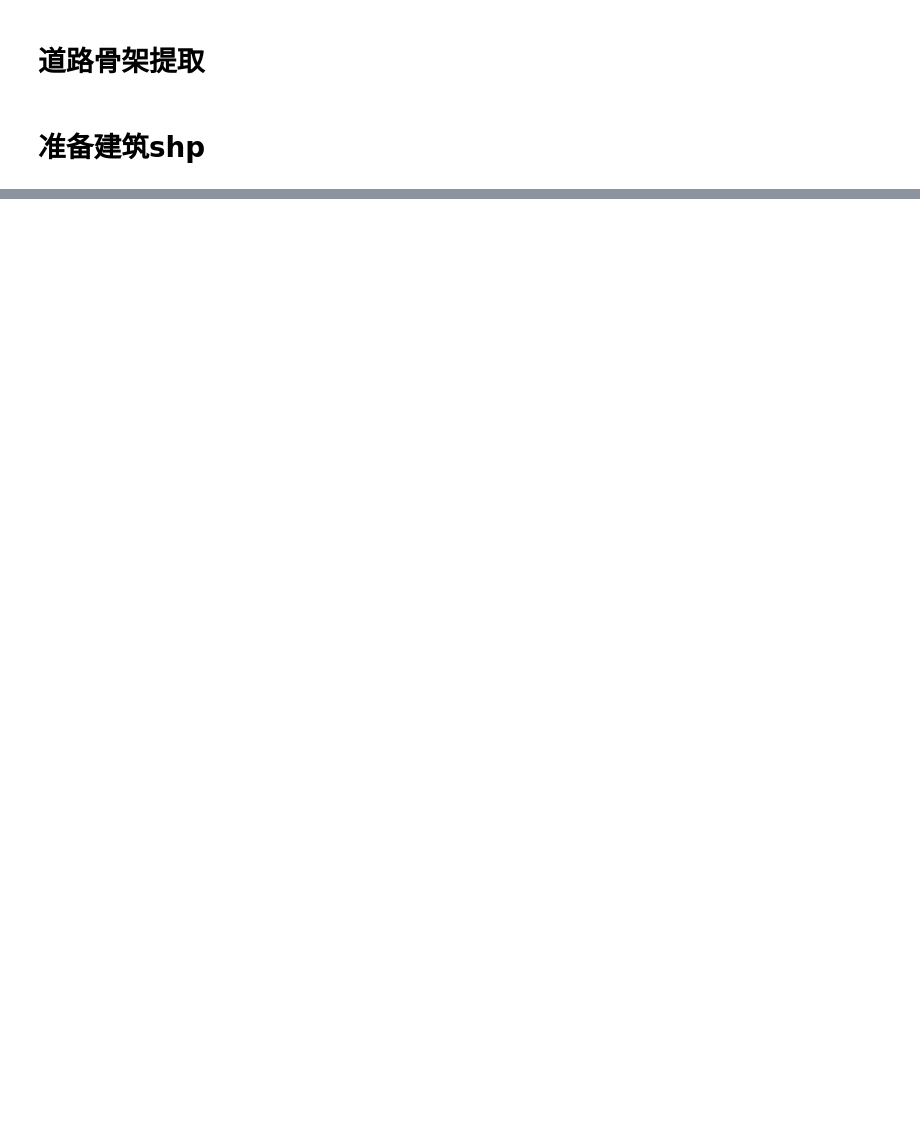
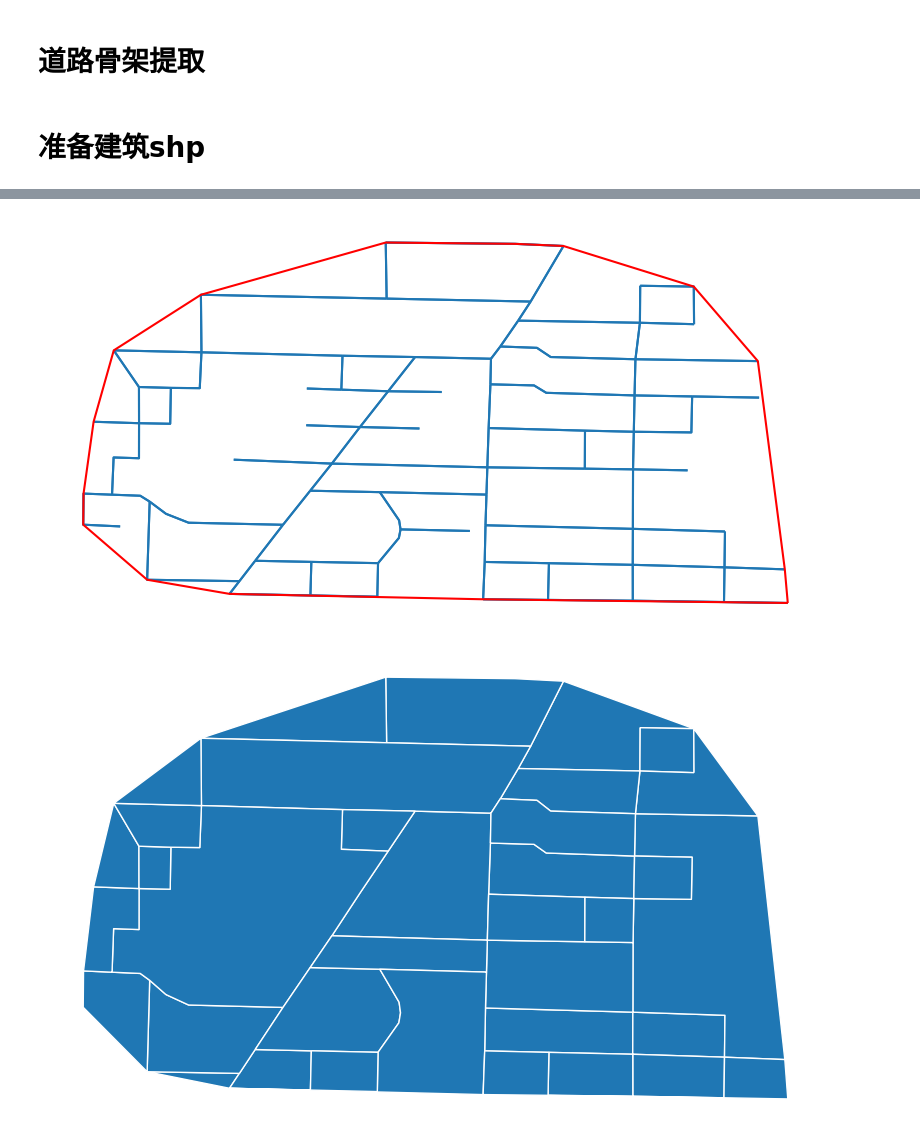
Before and after one commit to Lylll9436/UrbanStreetGNN, a Jupyter notebook: SegementGen.ipynb, the cells around one changed output, grey strips where cells are left out. Cells and saved outputs as stored; diff of their text form; code cells hidden in the pictures; blank space fills up the shorter version.

```diff
--- a/SegementGen.ipynb
+++ b/SegementGen.ipynb
@@ -31,3 +40,13 @@ print(f"建筑物图层已保存为：{output_path}")
+# %%
+convex_hull = roads.union_all().convex_hull
+enclosures = momepy.enclosures(roads, limit=convex_hull)
+ax = roads.plot(figsize=(10, 10))
+gpd.GeoSeries([convex_hull.boundary]).plot(ax=ax, color="r")
+ax.set_axis_off()
+enclosures.plot(figsize=(10, 10), edgecolor="w").set_axis_off()
+# %% [output]
+[figure, added]
+[figure, added]
 # %%
 import momepy
 import libpysal
```
Also changed, not shown: parts of 8 cells of this notebook, 24 other files.
